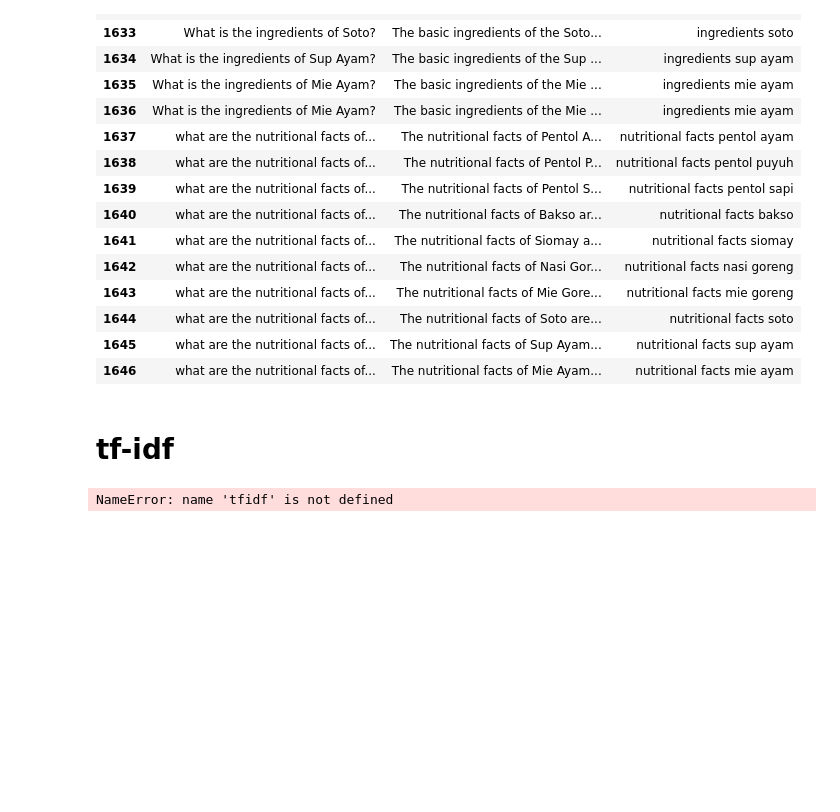
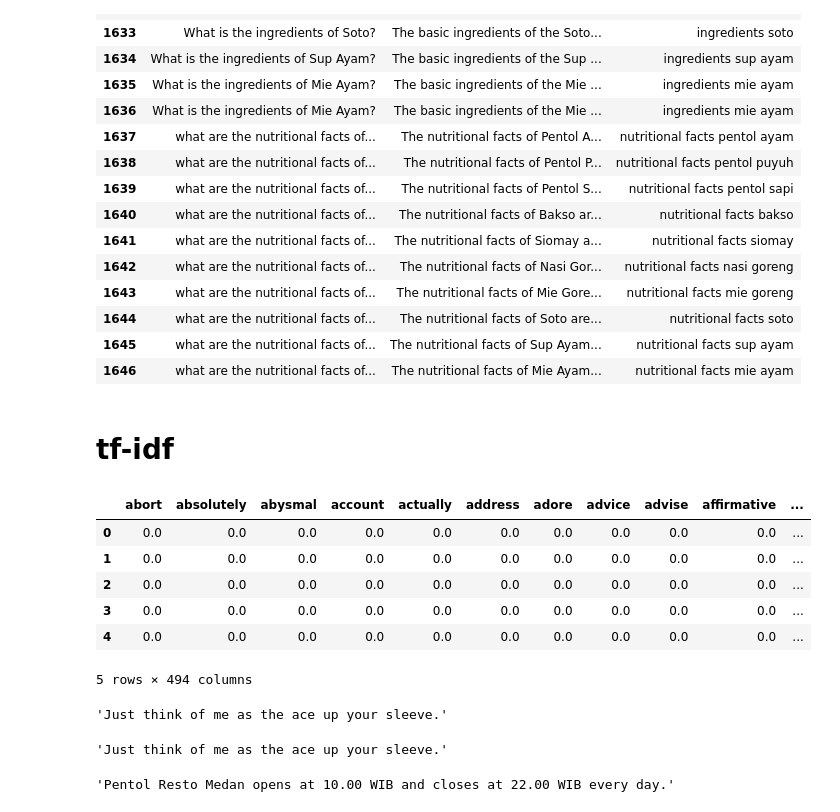
Before and after one commit to sepriana15/ProyekPBA, a Jupyter notebook: ProyekPBA/chatbot.ipynb, the cells around one changed output. Drawn from its saved outputs; the diff is of its cells as text; code cells hidden in the pictures; blank space fills up the shorter version.

Commit message:
add tfidf and cosine similarity

```diff
--- a/ProyekPBA/chatbot.ipynb
+++ b/ProyekPBA/chatbot.ipynb
@@ -116,5 +115,16 @@ Question1 ='Tell me about yourself.'
-# %%
-Question_lemma1 = preprocess(Question1)
-Question_tfidf = tfidf.transform([Question_lemma1]).toarray() # applying tf-idf
-# %% [output]
-NameError: name 'tfidf' is not defined
+# %%
+# using tf-idf
+
+tfidf=TfidfVectorizer() # intializing tf-id
+x_tfidf=tfidf.fit_transform(df['lemmatized_text']).toarray()
+# %%
+df_tfidf=pd.DataFrame(x_tfidf,columns=tfidf.get_feature_names())
+df_tfidf.head()
+# %% [output]
+|  | abort | absolutely | abysmal | account | actually | address | adore | advice | advise | affirmative | ... |
+| 0 | 0.0 | 0.0 | 0.0 | 0.0 | 0.0 | 0.0 | 0.0 | 0.0 | 0.0 | 0.0 | ... |
+| 1 | 0.0 | 0.0 | 0.0 | 0.0 | 0.0 | 0.0 | 0.0 | 0.0 | 0.0 | 0.0 | ... |
+| 2 | 0.0 | 0.0 | 0.0 | 0.0 | 0.0 | 0.0 | 0.0 | 0.0 | 0.0 | 0.0 | ... |
+| 3 | 0.0 | 0.0 | 0.0 | 0.0 | 0.0 | 0.0 | 0.0 | 0.0 | 0.0 | 0.0 | ... |
+| 4 | 0.0 | 0.0 | 0.0 | 0.0 | 0.0 | 0.0 | 0.0 | 0.0 | 0.0 | 0.0 | ... |
+5 rows × 494 columns
@@ -120,0 +140,12 @@ NameError: name 'tfidf' is not defined
+# %%
+chat_tfidf('hi')
+# %% [output]
+'Just think of me as the ace up your sleeve.'
+# %%
+chat_tfidf('how are you')
+# %% [output]
+'Just think of me as the ace up your sleeve.'
+# %%
+chat_tfidf('how about the operation hour?')
+# %% [output]
+'Pentol Resto Medan opens at 10.00 WIB and closes at 22.00 WIB every day.'
```
Also changed, not shown: parts of 5 cells of this notebook, 2 other files.
